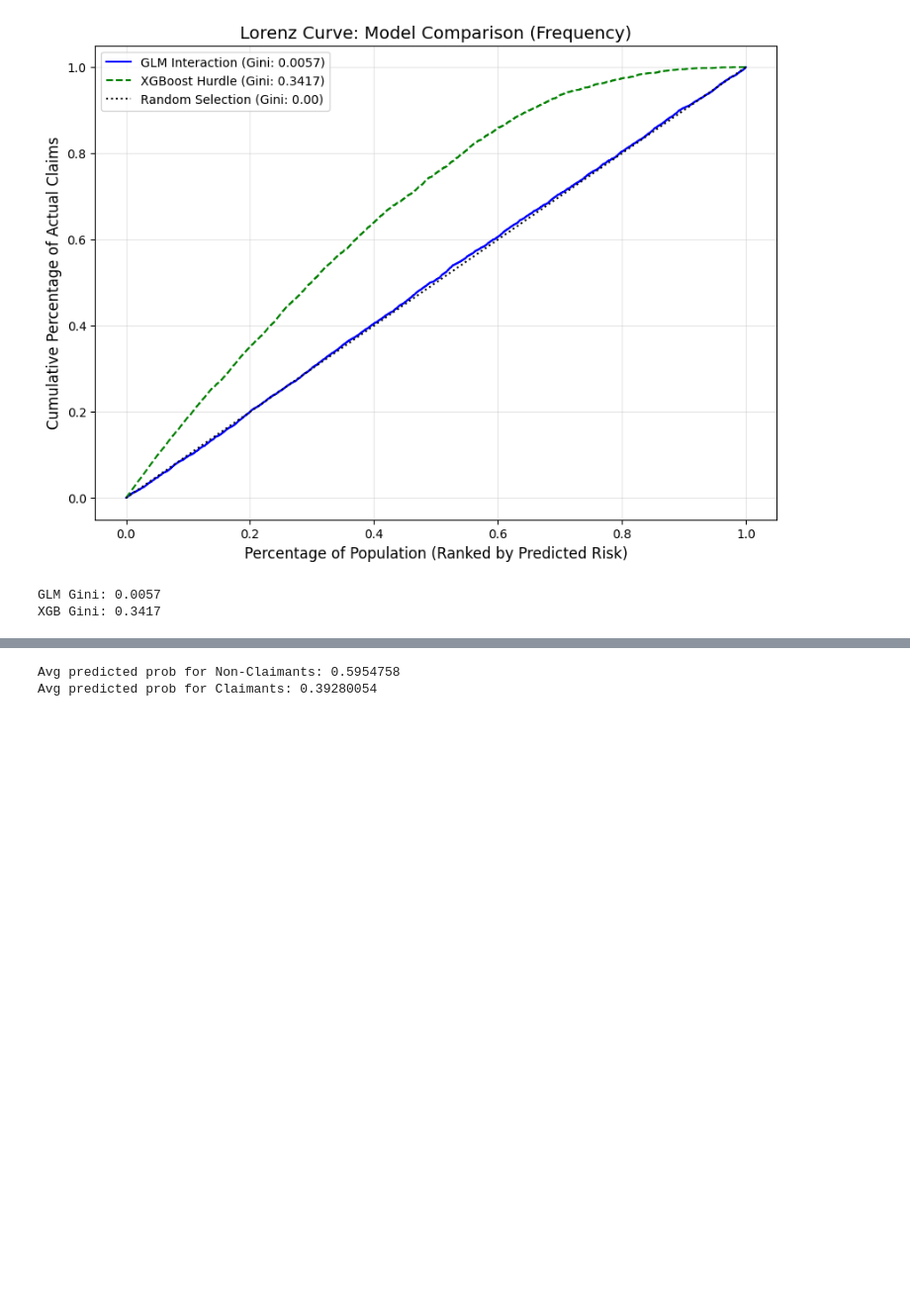
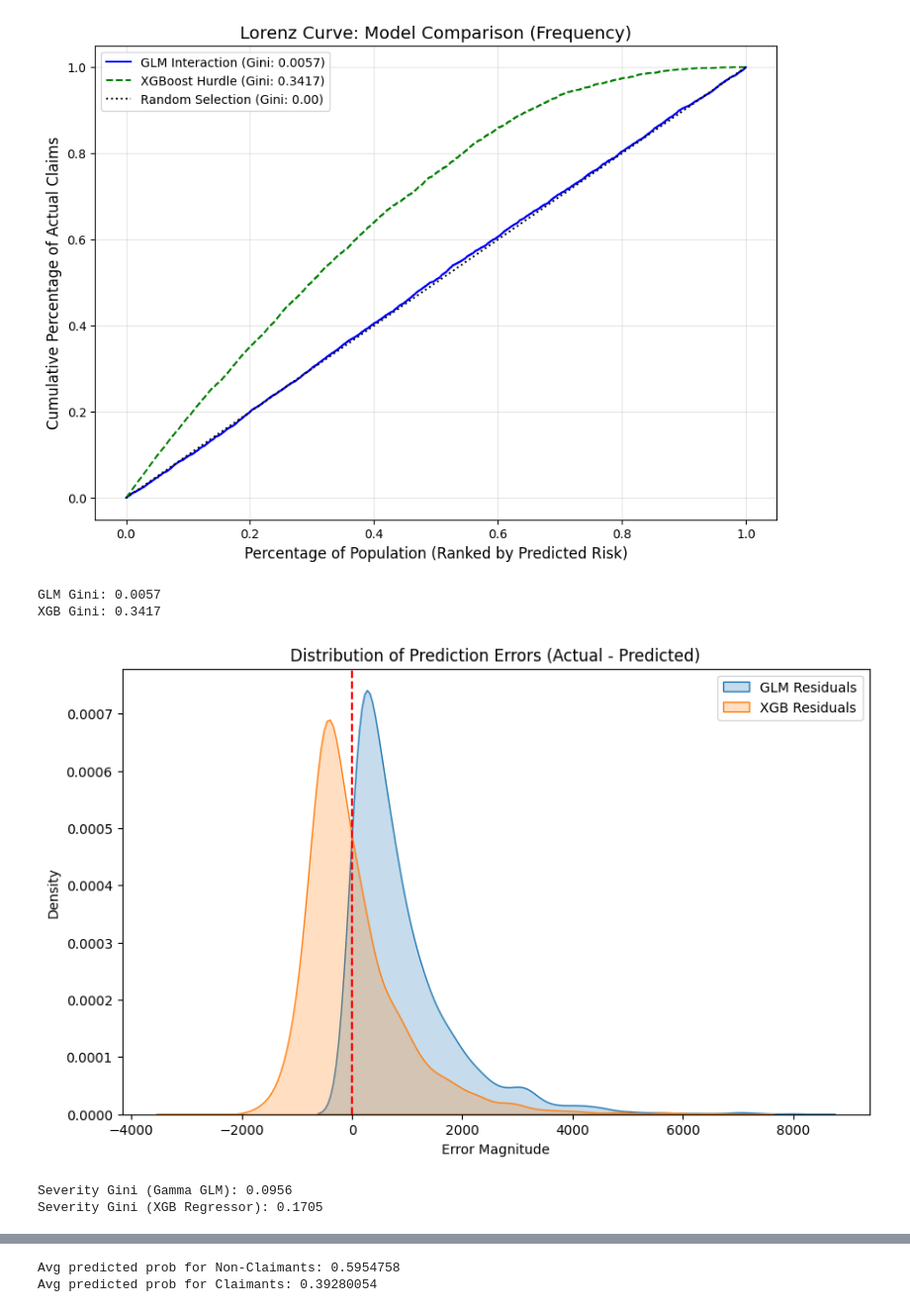
Before and after one commit to aradmehralian/Statistical-Consulting-Project, a Jupyter notebook: Stat-Consulting_fin.ipynb, the cells around one changed output, grey strips where cells are left out. Shown at 99% size. Drawn from its saved outputs; the diff is of its cells as text; code cells hidden in the pictures; blank space fills up the shorter version.

Commit message:
fin model

```diff
--- a/Stat-Consulting_fin.ipynb
+++ b/Stat-Consulting_fin.ipynb
@@ -752,2 +752,20 @@ AUC Comparison:
 GLM: 0.5056
 XGB: 0.8369
+# %%
+sev_test_indices = X_test_s.index
+
+actual_sev_test = df_sev.loc[sev_test_indices, 'claimSizeMD']
+glm_sev_preds = model_freq_v2.predict(df_sev.loc[sev_test_indices])
+
+xgb_sev_preds = xgb_reg.predict(X_test_s)
+
+from sklearn.metrics import mean_squared_error, mean_absolute_error
+
+def print_metrics(actual, pred, label):
+    rmse = np.sqrt(mean_squared_error(actual, pred))
+    mae = mean_absolute_error(actual, pred)
+    print(f"{label} -> RMSE: {rmse:.2f}, MAE: {mae:.2f}")
+
+print("Severity Model Comparison:")
+print_metrics(actual_sev_test, glm_sev_preds, "GLM (Gamma)")
+print_metrics(actual_sev_test, xgb_sev_preds, "XGB (Regressor)")
@@ -781,3 +803,34 @@ print(f"XGB Gini: {gini_xgb:.4f}")
 [figure]
 GLM Gini: 0.0057
 XGB Gini: 0.3417
+# %%
+import seaborn as sns
+
+plt.figure(figsize=(10, 6))
+sns.kdeplot(actual_sev_test - glm_sev_preds, label='GLM Residuals', fill=True)
+sns.kdeplot(actual_sev_test - xgb_sev_preds, label='XGB Residuals', fill=True)
+plt.axvline(0, color='red', linestyle='--')
+plt.title('Distribution of Prediction Errors (Actual - Predicted)')
+plt.xlabel('Error Magnitude')
+plt.legend()
+plt.show()
+# %% [output]
+[figure, added]
+# %%
+def get_severity_gini(actual, predicted):
+    df = pd.DataFrame({'actual': actual, 'pred': predicted}).sort_values('pred', ascending=False)
+
+    df['cum_actual'] = df['actual'].cumsum() / df['actual'].sum()
+    df['cum_pop'] = np.arange(1, len(df) + 1) / len(df)
+
+    gini = 2 * (np.trapezoid(df['cum_actual'], df['cum_pop']) - 0.5)
+    return df, gini
+
+df_gini_glm_s, gini_glm_s = get_severity_gini(actual_sev_test, glm_sev_preds)
+df_gini_xgb_s, gini_xgb_s = get_severity_gini(actual_sev_test, xgb_sev_preds)
+
+print(f"Severity Gini (Gamma GLM): {gini_glm_s:.4f}")
+print(f"Severity Gini (XGB Regressor): {gini_xgb_s:.4f}")
+# %% [output]
+Severity Gini (Gamma GLM): 0.0956
+Severity Gini (XGB Regressor): 0.1705
```
Also changed, not shown: parts of 3 cells of this notebook.
